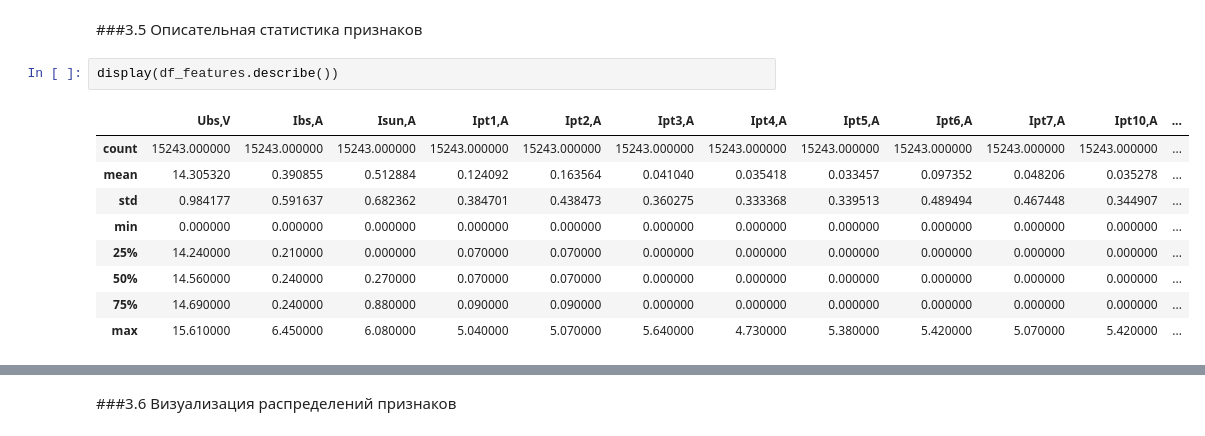
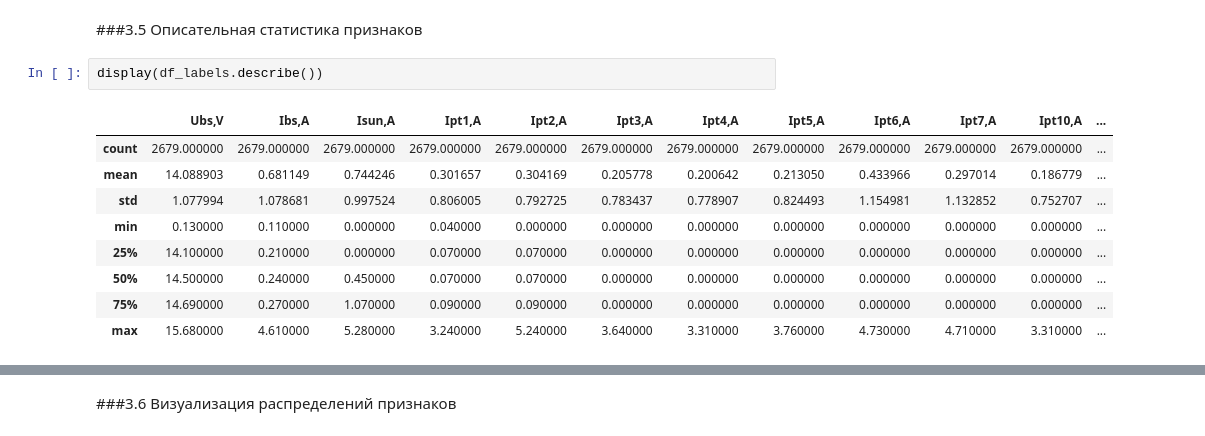
Before and after one commit to Daria-Chernykh/iad-course-project, a Jupyter notebook: courseProject.ipynb, the cells around one changed output, grey strips where cells are left out. Cells and saved outputs as stored; diff of their text form.

```diff
--- a/courseProject.ipynb
+++ b/courseProject.ipynb
@@ -234,17 +234,17 @@ dtype: int64
 # %% [markdown]
 ###3.5 Описательная статистика признаков
 # %%
-display(df_features.describe())
+display(df_labels.describe())
 # %% [output]
 |  | Ubs,V | Ibs,A | Isun,A | Ipt1,A | Ipt2,A | Ipt3,A | Ipt4,A | Ipt5,A | Ipt6,A | Ipt7,A | Ipt10,A | ... |
-| count | 15243.000000 | 15243.000000 | 15243.000000 | 15243.000000 | 15243.000000 | 15243.000000 | 15243.000000 | 15243.000000 | 15243.000000 | 15243.000000 | 15243.000000 | ... |
-| mean | 14.305320 | 0.390855 | 0.512884 | 0.124092 | 0.163564 | 0.041040 | 0.035418 | 0.033457 | 0.097352 | 0.048206 | 0.035278 | ... |
-| std | 0.984177 | 0.591637 | 0.682362 | 0.384701 | 0.438473 | 0.360275 | 0.333368 | 0.339513 | 0.489494 | 0.467448 | 0.344907 | ... |
-| min | 0.000000 | 0.000000 | 0.000000 | 0.000000 | 0.000000 | 0.000000 | 0.000000 | 0.000000 | 0.000000 | 0.000000 | 0.000000 | ... |
-| 25% | 14.240000 | 0.210000 | 0.000000 | 0.070000 | 0.070000 | 0.000000 | 0.000000 | 0.000000 | 0.000000 | 0.000000 | 0.000000 | ... |
-| 50% | 14.560000 | 0.240000 | 0.270000 | 0.070000 | 0.070000 | 0.000000 | 0.000000 | 0.000000 | 0.000000 | 0.000000 | 0.000000 | ... |
-| 75% | 14.690000 | 0.240000 | 0.880000 | 0.090000 | 0.090000 | 0.000000 | 0.000000 | 0.000000 | 0.000000 | 0.000000 | 0.000000 | ... |
-| max | 15.610000 | 6.450000 | 6.080000 | 5.040000 | 5.070000 | 5.640000 | 4.730000 | 5.380000 | 5.420000 | 5.070000 | 5.420000 | ... |
+| count | 2679.000000 | 2679.000000 | 2679.000000 | 2679.000000 | 2679.000000 | 2679.000000 | 2679.000000 | 2679.000000 | 2679.000000 | 2679.000000 | 2679.000000 | ... |
+| mean | 14.088903 | 0.681149 | 0.744246 | 0.301657 | 0.304169 | 0.205778 | 0.200642 | 0.213050 | 0.433966 | 0.297014 | 0.186779 | ... |
+| std | 1.077994 | 1.078681 | 0.997524 | 0.806005 | 0.792725 | 0.783437 | 0.778907 | 0.824493 | 1.154981 | 1.132852 | 0.752707 | ... |
+| min | 0.130000 | 0.110000 | 0.000000 | 0.040000 | 0.000000 | 0.000000 | 0.000000 | 0.000000 | 0.000000 | 0.000000 | 0.000000 | ... |
+| 25% | 14.100000 | 0.210000 | 0.000000 | 0.070000 | 0.070000 | 0.000000 | 0.000000 | 0.000000 | 0.000000 | 0.000000 | 0.000000 | ... |
+| 50% | 14.500000 | 0.240000 | 0.450000 | 0.070000 | 0.070000 | 0.000000 | 0.000000 | 0.000000 | 0.000000 | 0.000000 | 0.000000 | ... |
+| 75% | 14.690000 | 0.270000 | 1.070000 | 0.090000 | 0.090000 | 0.000000 | 0.000000 | 0.000000 | 0.000000 | 0.000000 | 0.000000 | ... |
+| max | 15.680000 | 4.610000 | 5.280000 | 3.240000 | 5.240000 | 3.640000 | 3.310000 | 3.760000 | 4.730000 | 4.710000 | 3.310000 | ... |
 # %% [markdown]
 Анализ статистических характеристик признаков показал:
 
```
Also changed, not shown: parts of 56 cells of this notebook.
